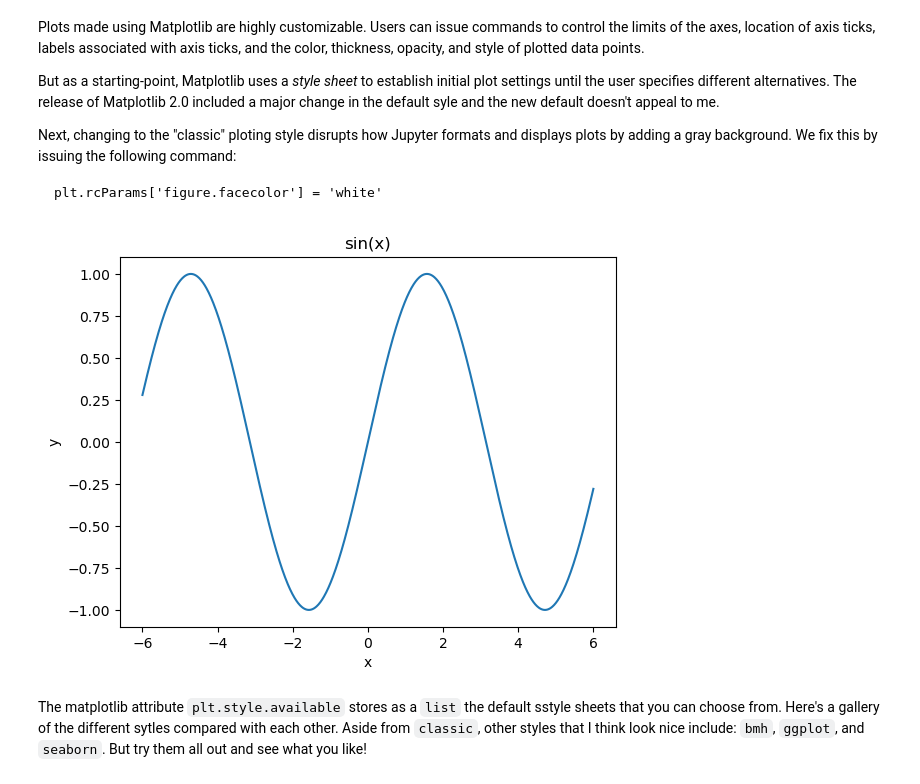
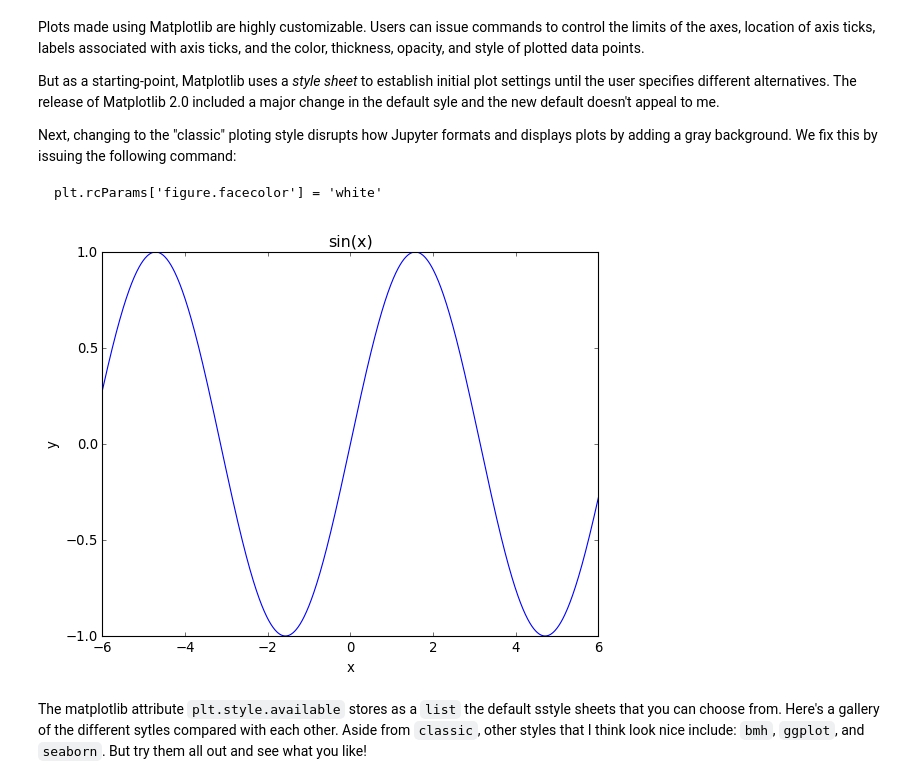
Before and after one commit to letsgoexploring/econ126, a Jupyter notebook: Lecture Notebooks/Econ126_Class_03.ipynb, the cells around one changed output. Cells and saved outputs as stored; diff of their text form; code cells hidden in the pictures.

```diff
--- a/Lecture Notebooks/Econ126_Class_03.ipynb
+++ b/Lecture Notebooks/Econ126_Class_03.ipynb
@@ -42,21 +42,22 @@ Next, changing to the "classic" ploting style disrupts how Jupyter formats and d
 
     plt.rcParams['figure.facecolor'] = 'white'
 # %%
+# Set the style sheet to 'classic'
+plt.style.use('classic')
+
 # Set the plotting background to white
 plt.rcParams['figure.facecolor'] = 'white'
 
-# Magic command for the Jupyter Notebook to display plots in the notebook
-%matplotlib inline
 
 # Use the plot function to plot the sine function
 plt.plot(x,y)
 
 # Add a title and axis labels
 plt.title('sin(x)')
 plt.xlabel('x')
 plt.ylabel('y');
 # %% [output]
-[figure, old version]
+[figure, new version]
 # %% [markdown]
 The matplotlib attribute `plt.style.available` stores as a `list` the default sstyle sheets that you can choose from. Here's a gallery of the different sytles compared with each other. Aside from `classic`, other styles that I think look nice include: `bmh`, `ggplot`, and `seaborn`. But try them all out and see what you like!
 # %%
```
Also changed, not shown: parts of 8 cells of this notebook, 4 other files.
